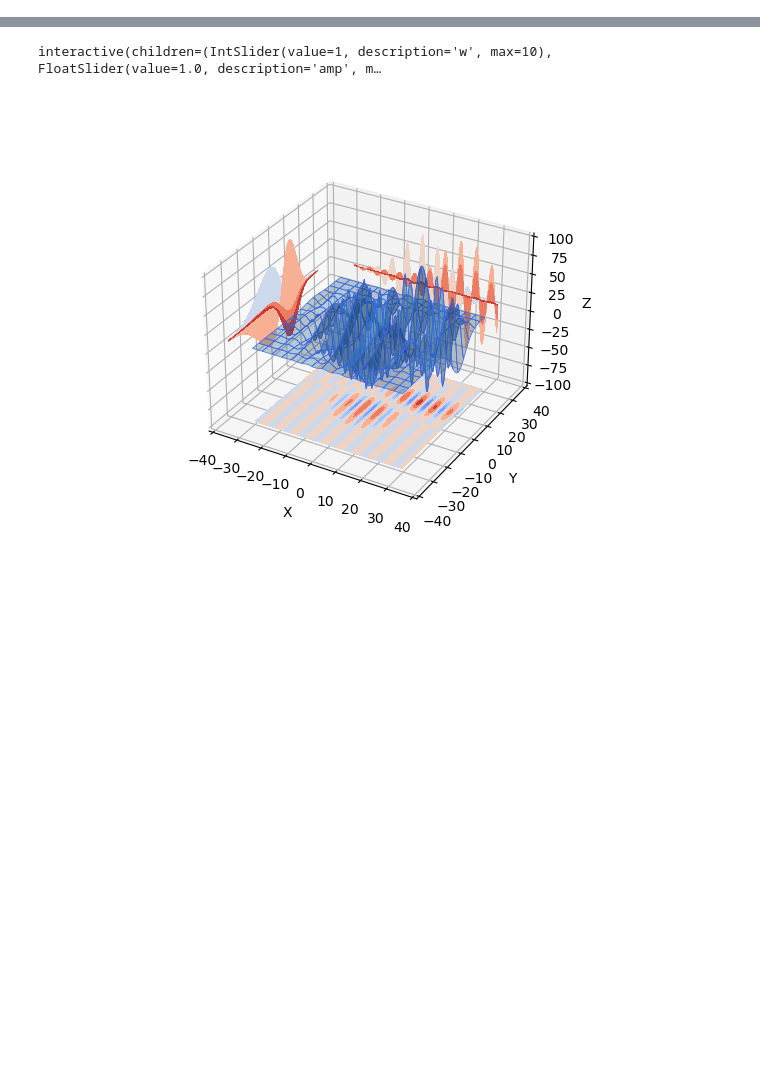
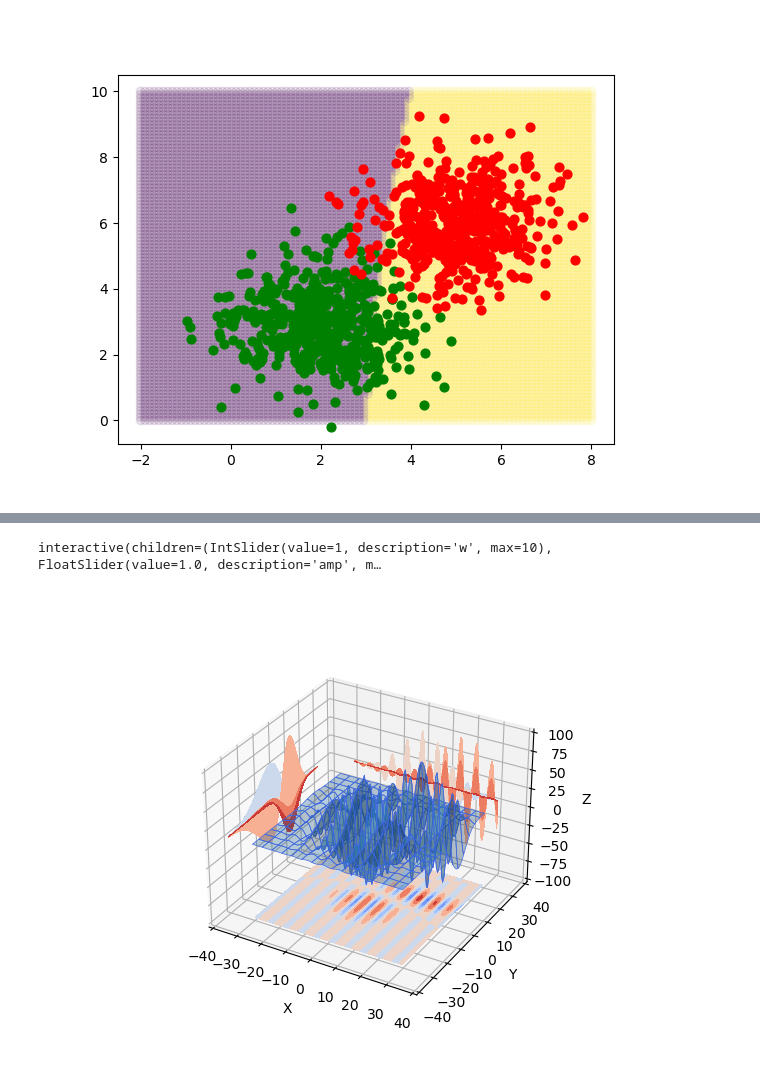
Before and after one commit to csjiet/void, a Jupyter notebook: nn-tasks/classification-landscapes.ipynb, the cells around one changed output, grey strips where cells are left out. Drawn from its saved outputs; the diff is of its cells as text; code cells hidden in the pictures; blank space fills up the shorter version.

```diff
--- a/nn-tasks/classification-landscapes.ipynb
+++ b/nn-tasks/classification-landscapes.ipynb
@@ -6,0 +36,21 @@ import torch
+# %%
+# Binary classifier
+
+class BinNet(nn.Module):
+    def __init__(self, _in, _out):
+        super().__init__()
+        self.model = nn.Sequential(
+            nn.Linear(_in, 3),
+            nn.Sigmoid(),
+            nn.Linear(3, 3),
+            nn.Sigmoid(),
+            nn.Linear(3, _out),
+            nn.Sigmoid(),
+
+        )
+
+    def forward(self, x):
+        return self.model(x)
+
+
+model = BinNet(2, 1)
@@ -6,0 +104,23 @@ import torch
+# %%
+y = model.forward(x_train_data).detach().numpy()
+
+
+fig, ax = plt.subplots()
+X, Y = np.mgrid[-2:8:100j,0:10:100j]
+X = X.flatten()
+Y = Y.flatten()
+
+# Visualize decision boundary
+colors = {0: 'red', 1: 'blue'}
+pred = [1 if model.forward(torch.Tensor([x,y])).detach().numpy() > 0.5 else 0 for x, y in zip(X, Y)]
+
+ax.scatter(X, Y, alpha = 0.1, c = pred)
+for label in range(len(centers)):
+    ax.scatter(x=data[labels==label, 0],
+               y=data[labels==label, 1],
+               c=colours[label],
+               s=40,
+               label=label)
+plt.show()
+# %% [output]
+[figure, added]
```
Also changed, not shown: parts of 4 cells of this notebook.
